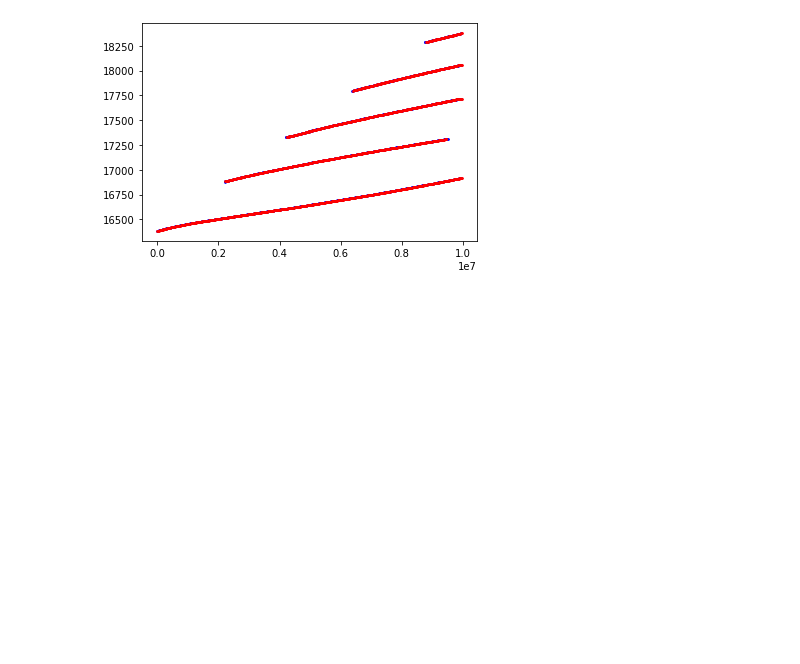
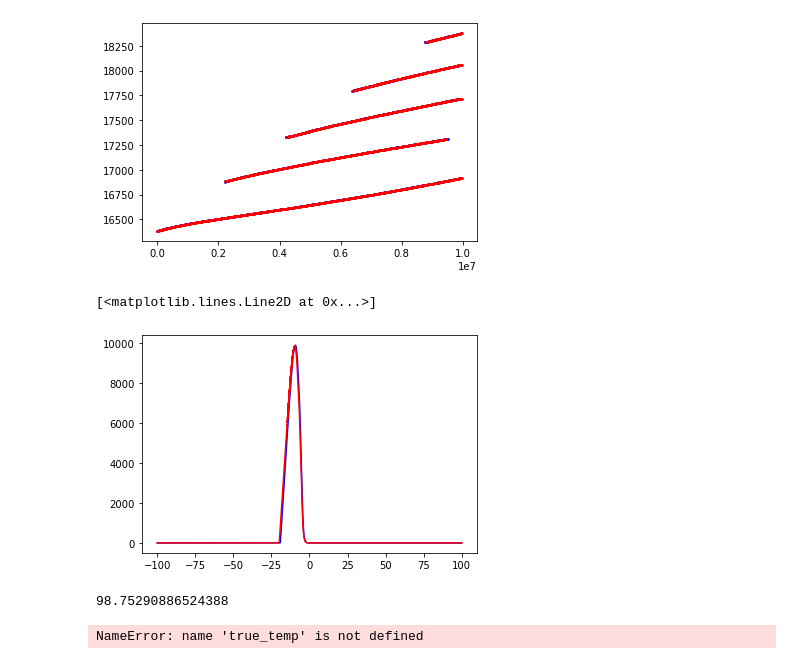
Before and after one commit to KarinaSaraeva/pyofssChanged, a Jupyter notebook: raman_gpu.ipynb, the cells around one changed output. Drawn from its saved outputs; the diff is of its cells as text; code cells hidden in the pictures; blank space fills up the shorter version.

```diff
--- a/raman_gpu.ipynb
+++ b/raman_gpu.ipynb
@@ -236,3 +342,20 @@ for i in range(len(sys.df_results['peaks'].values)):
 plt.show()
 # %% [output]
 [figure]
+# %%
+import pandas as pd
+true_temp = pd.read_csv("time_out_1.dat", sep='\t', names=['X', 'temp_power', 'Y'], header=None)
+# %%
+plt.plot(domain.t, temporal_power(sys1.field), c="b")
+plt.plot(domain.t, true_temp["temp_power"], c="r")
+# %% [output]
+[<matplotlib.lines.Line2D at 0x...>]
+[figure, added]
+# %%
+np.amax(temporal_power(sys1.field))/peak_power
+# %% [output]
+98.75290886524388
+# %%
+plt.plot(domain.t, true_temp["temp_power"], c="r")
+# %% [output]
+NameError: name 'true_temp' is not defined
```
Also changed, not shown: parts of 21 cells of this notebook, 5 other files.
